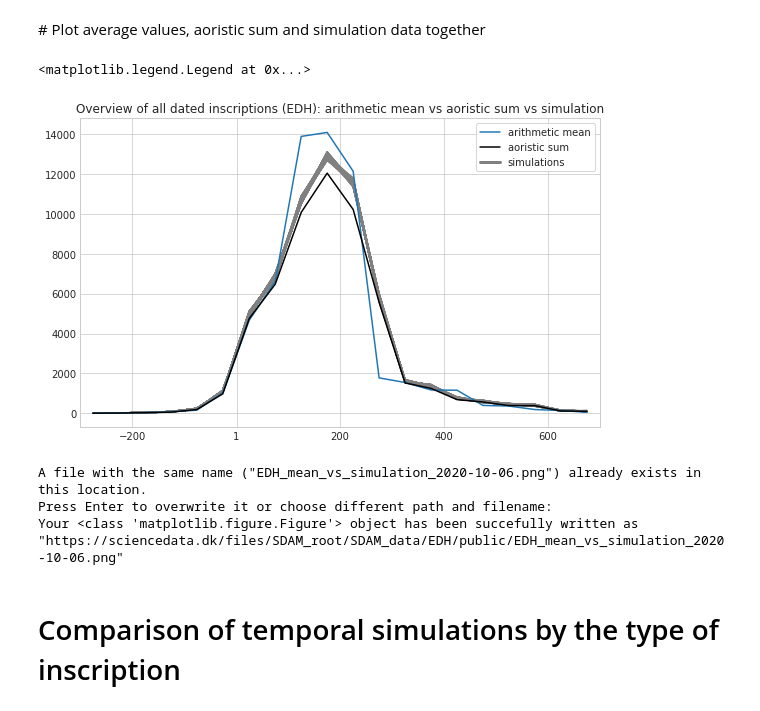
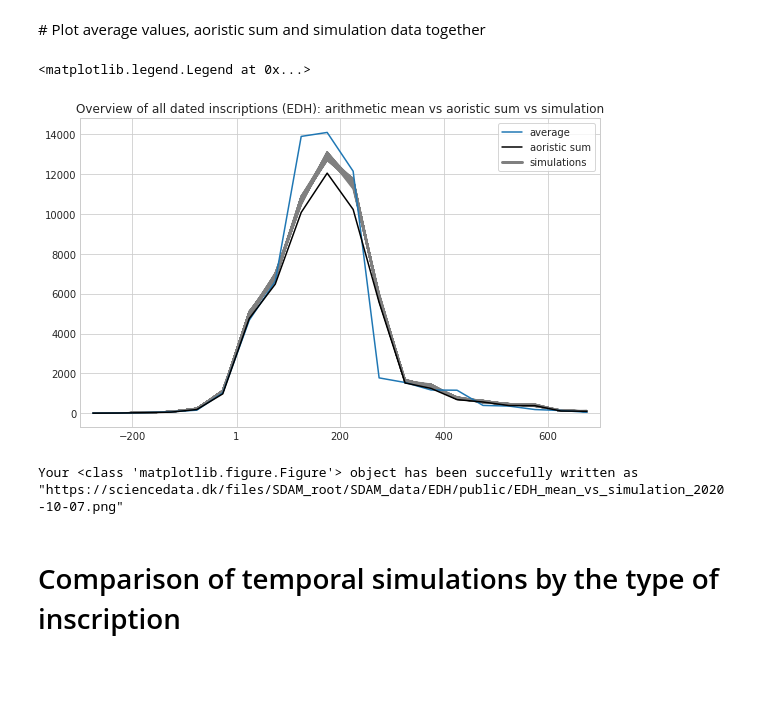
Before and after one commit to sdam-au/EDH_exploration, a Jupyter notebook: scripts/Py_EDH_TEMPORAL_EXPLORATION.ipynb, the cells around one changed output. Drawn from its saved outputs; the diff is of its cells as text; code cells hidden in the pictures; blank space fills up the shorter version.

```diff
--- a/scripts/Py_EDH_TEMPORAL_EXPLORATION.ipynb
+++ b/scripts/Py_EDH_TEMPORAL_EXPLORATION.ipynb
@@ -441,36 +499,34 @@ def plot_timeblocks_data(list_of_timeblocks_data, ax=None, color=None):
 # %%
 plt.style.use('seaborn-whitegrid')
 
 fig, ax = plt.subplots(figsize=(8, 5), tight_layout=True)
 
 
 plot_sim = plot_timeblocks_data(EDH_complete_simulations, ax, "grey")
 
 x = [np.mean(tup) for tup in count_by_block_df["temp_block"]]
 y = count_by_block_df["count"]
 plot_avr = ax.plot(x, y, color="tab:blue")
 
 plot_aor = ax.plot([np.mean(timeblock) for timeblock in EDH_df_aoristic.keys()], EDH_df_aoristic.values(), color="black")
 
 ax.set_title("Overview of all dated inscriptions (EDH): arithmetic mean vs aoristic sum vs simulation")
 ax.set_xticks([-200, 1, 200, 400, 600])
 ax.set_xlim(-300, 700)
 
-marker1 = mlines.Line2D([], [], color='tab:blue', label='arithmetic mean')
+marker1 = mlines.Line2D([], [], color='tab:blue', label='average')
 marker2 = mlines.Line2D([], [], color='black', label='aoristic sum')
 marker3 = mlines.Line2D([], [], linewidth=3, color='gray', label='simulations')
 
 ax.legend(handles=[marker1, marker2, marker3], frameon=True)# [plot_avr, plot_aor], ["count by avr", "aoristic sum"])
 #plt.show()
 # %% [output]
 <matplotlib.legend.Legend at 0x...>
-[figure, old version]
+[figure, new version]
 # %%
-sddk.write_file("SDAM_data/EDH/public/EDH_mean_vs_simulation_2020-10-06.png", fig, conf)
+sddk.write_file("SDAM_data/EDH/public/EDH_mean_vs_simulation_2020-10-07.png", fig, conf)
 # %% [output]
-A file with the same name ("EDH_mean_vs_simulation_2020-10-06.png") already exists in this location.
-Press Enter to overwrite it or choose different path and filename:
-Your <class 'matplotlib.figure.Figure'> object has been succefully written as "https://sciencedata.dk/files/SDAM_root/SDAM_data/EDH/public/EDH_mean_vs_simulation_2020-10-06.png"
+Your <class 'matplotlib.figure.Figure'> object has been succefully written as "https://sciencedata.dk/files/SDAM_root/SDAM_data/EDH/public/EDH_mean_vs_simulation_2020-10-07.png"
 # %% [markdown]
 # Comparison of temporal simulations by the type of inscription
 # %%
```
Also changed, not shown: parts of 25 cells of this notebook, 2 other files.
